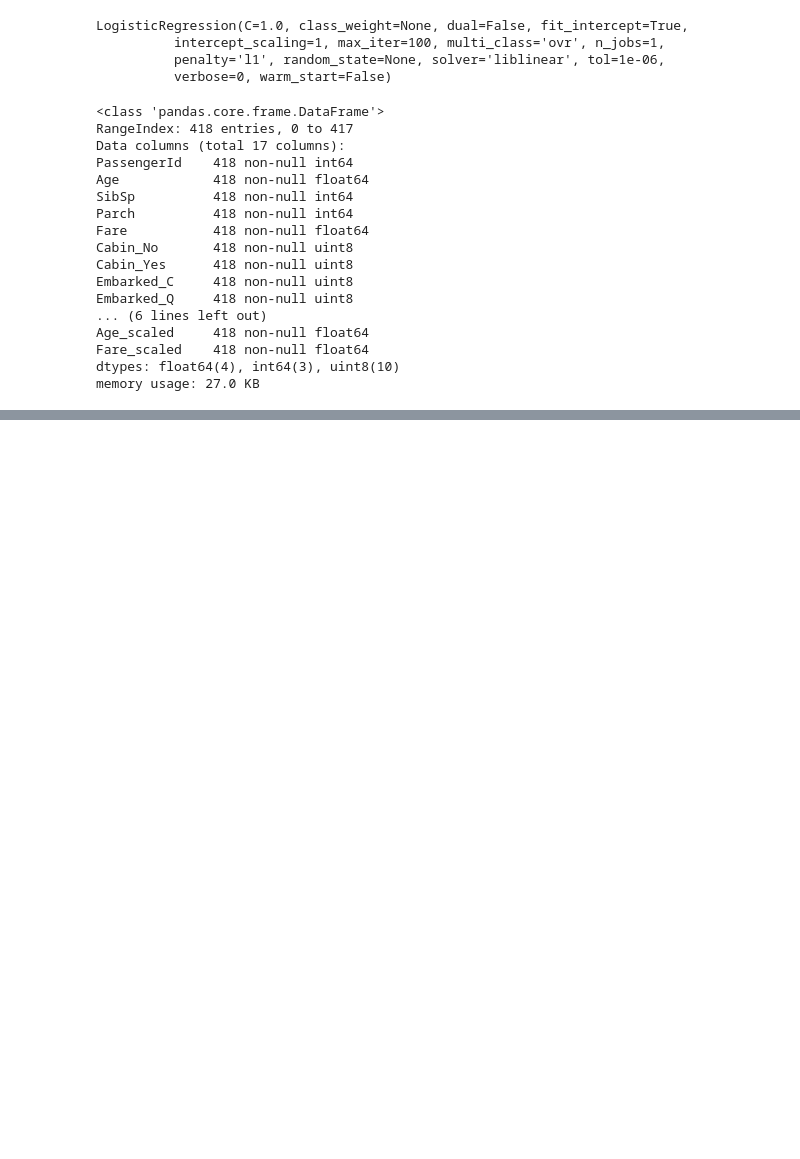
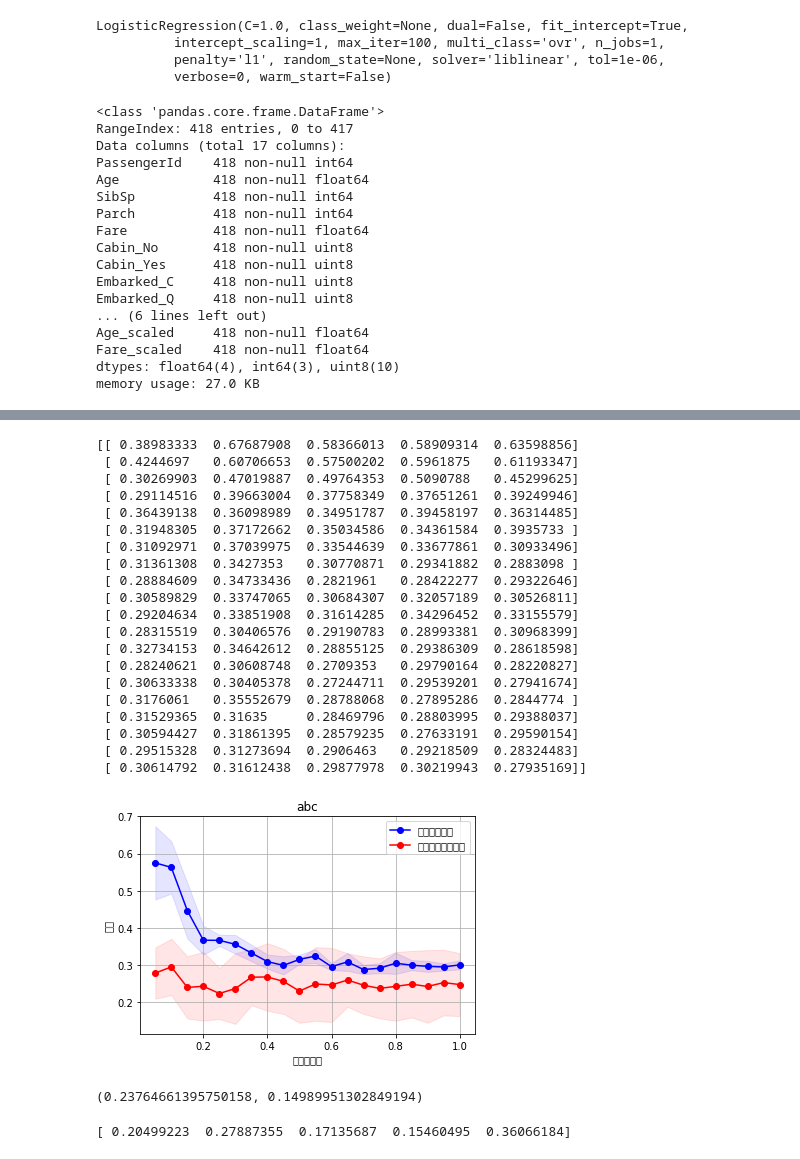
Before and after one commit to fly2mato/AIcompetition, a Jupyter notebook: Titanic/Untitled.ipynb, the cells around one changed output, grey strips where cells are left out. Drawn from its saved outputs; the diff is of its cells as text; code cells hidden in the pictures; blank space fills up the shorter version.

```diff
--- a/Titanic/Untitled.ipynb
+++ b/Titanic/Untitled.ipynb
@@ -285,0 +304,16 @@ result.to_csv("./logistic_regression_predictions.csv", index=False)
+# %%
+#cross-validation
+#from sklearn.model_selection import cross_val_score
+
+#from sklearn import cross_validation
+from sklearn import model_selection
+
+#简单看看打分情况
+clf = linear_model.LogisticRegression(C=1.0, penalty='l1', tol=1e-6)
+all_data = df.filter(regex='Survived|Age_.*|SibSp|Parch|Fare_.*|Cabin_.*|Embarked_.*|Sex_.*|Pclass_.*')
+X = all_data.values[:,1:]
+y = all_data.values[:,0]
+
+print(X.shape)
+print(y.shape)
+print(model_selection.cross_val_score(clf, X, y, cv=5))
@@ -285,0 +423,50 @@ result.to_csv("./logistic_regression_predictions.csv", index=False)
+# %%
+from sklearn.ensemble import BaggingRegressor
+
+train_df = df.filter(regex='Survived|Age_.*|SibSp|Parch|Fare_.*|Cabin_.*|Embarked_.*|Sex_.*|Pclass.*|Mother|Child|Family|Title')
+train_np = train_df.values
+
+# y即Survival结果
+y = train_np[:, 0]
+
+# X即特征属性值
+X = train_np[:, 1:]
+
+# fit到BaggingRegressor之中
+clf = linear_model.LogisticRegression(C=1.0, penalty='l1', tol=1e-6)
+bagging_clf = BaggingRegressor(clf, n_estimators=20, max_samples=0.8, max_features=1.0, bootstrap=True, bootstrap_features=False, n_jobs=-1)
+bagging_clf.fit(X, y)
+
+test = df_test.filter(regex='Age_.*|SibSp|Parch|Fare_.*|Cabin_.*|Embarked_.*|Sex_.*|Pclass.*|Mother|Child|Family|Title')
+predictions = bagging_clf.predict(test)
+result = pd.DataFrame({'PassengerId':data_test['PassengerId'].values, 'Survived':predictions.astype(np.int32)})
+result.to_csv("./logistic_regression_bagging_predictions.csv", index=False)
+# %%
+plot_learning_curv(bagging_clf,u'abc', X, y, cv=5)
+# %% [output]
+[[ 0.38983333  0.67687908  0.58366013  0.58909314  0.63598856]
+ [ 0.4244697   0.60706653  0.57500202  0.5961875   0.61193347]
+ [ 0.30269903  0.47019887  0.49764353  0.5090788   0.45299625]
+ [ 0.29114516  0.39663004  0.37758349  0.37651261  0.39249946]
+ [ 0.36439138  0.36098989  0.34951787  0.39458197  0.36314485]
+ [ 0.31948305  0.37172662  0.35034586  0.34361584  0.3935733 ]
+ [ 0.31092971  0.37039975  0.33544639  0.33677861  0.30933496]
+ [ 0.31361308  0.3427353   0.30770871  0.29341882  0.2883098 ]
+ [ 0.28884609  0.34733436  0.2821961   0.28422277  0.29322646]
+ [ 0.30589829  0.33747065  0.30684307  0.32057189  0.30526811]
+ [ 0.29204634  0.33851908  0.31614285  0.34296452  0.33155579]
+ [ 0.28315519  0.30406576  0.29190783  0.28993381  0.30968399]
+ [ 0.32734153  0.34642612  0.28855125  0.29386309  0.28618598]
+ [ 0.28240621  0.30608748  0.2709353   0.29790164  0.28220827]
+ [ 0.30633338  0.30405378  0.27244711  0.29539201  0.27941674]
+ [ 0.3176061   0.35552679  0.28788068  0.27895286  0.2844774 ]
+ [ 0.31529365  0.31635     0.28469796  0.28803995  0.29388037]
+ [ 0.30594427  0.31861395  0.28579235  0.27633191  0.29590154]
+ [ 0.29515328  0.31273694  0.2906463   0.29218509  0.28324483]
+ [ 0.30614792  0.31612438  0.29877978  0.30219943  0.27935169]]
+[figure, added]
+(0.23764661395750158, 0.14989951302849194)
+# %%
+print(model_selection.cross_val_score(bagging_clf, X, y, cv=5))
+# %% [output]
+[ 0.20499223  0.27887355  0.17135687  0.15460495  0.36066184]
```
Also changed, not shown: parts of 5 cells of this notebook, 3 other files.
